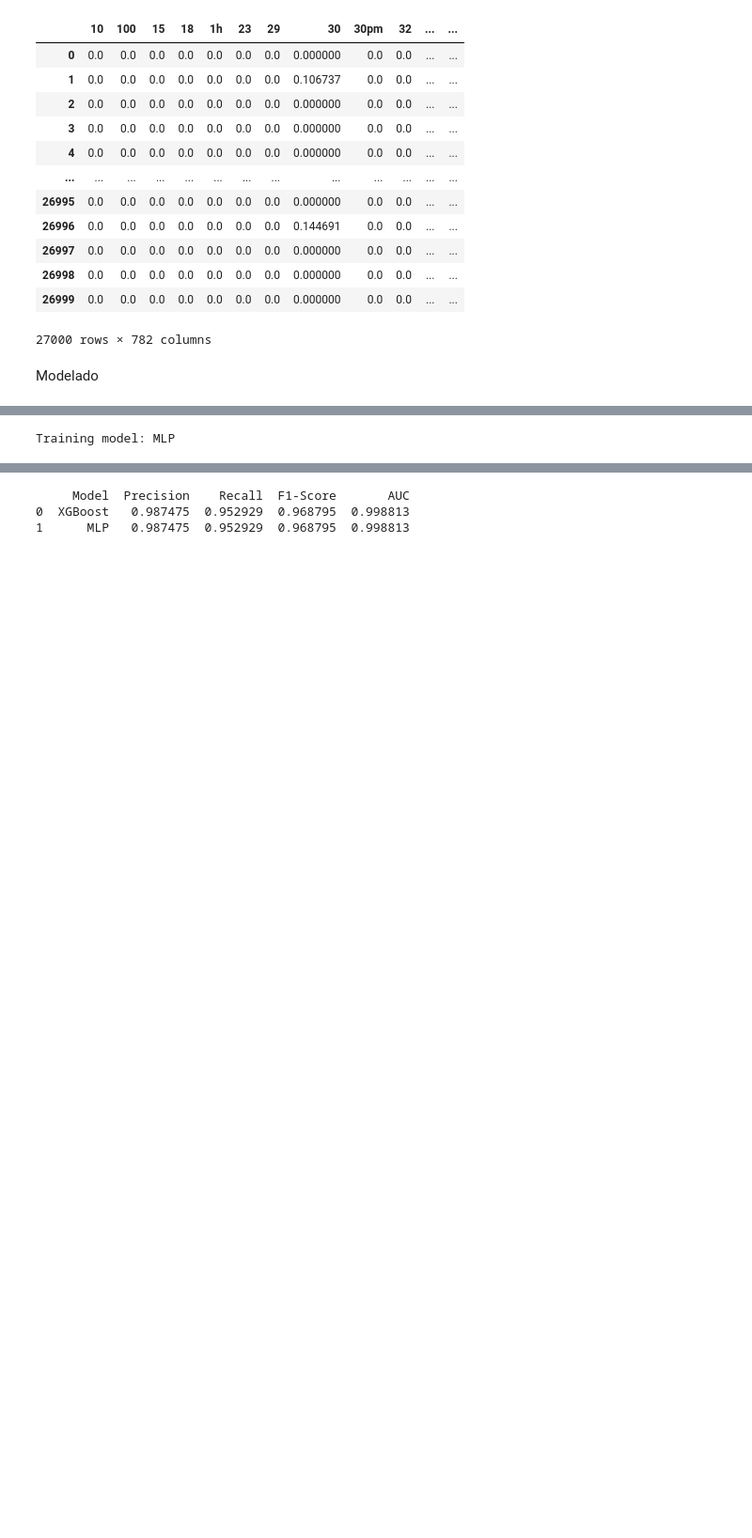
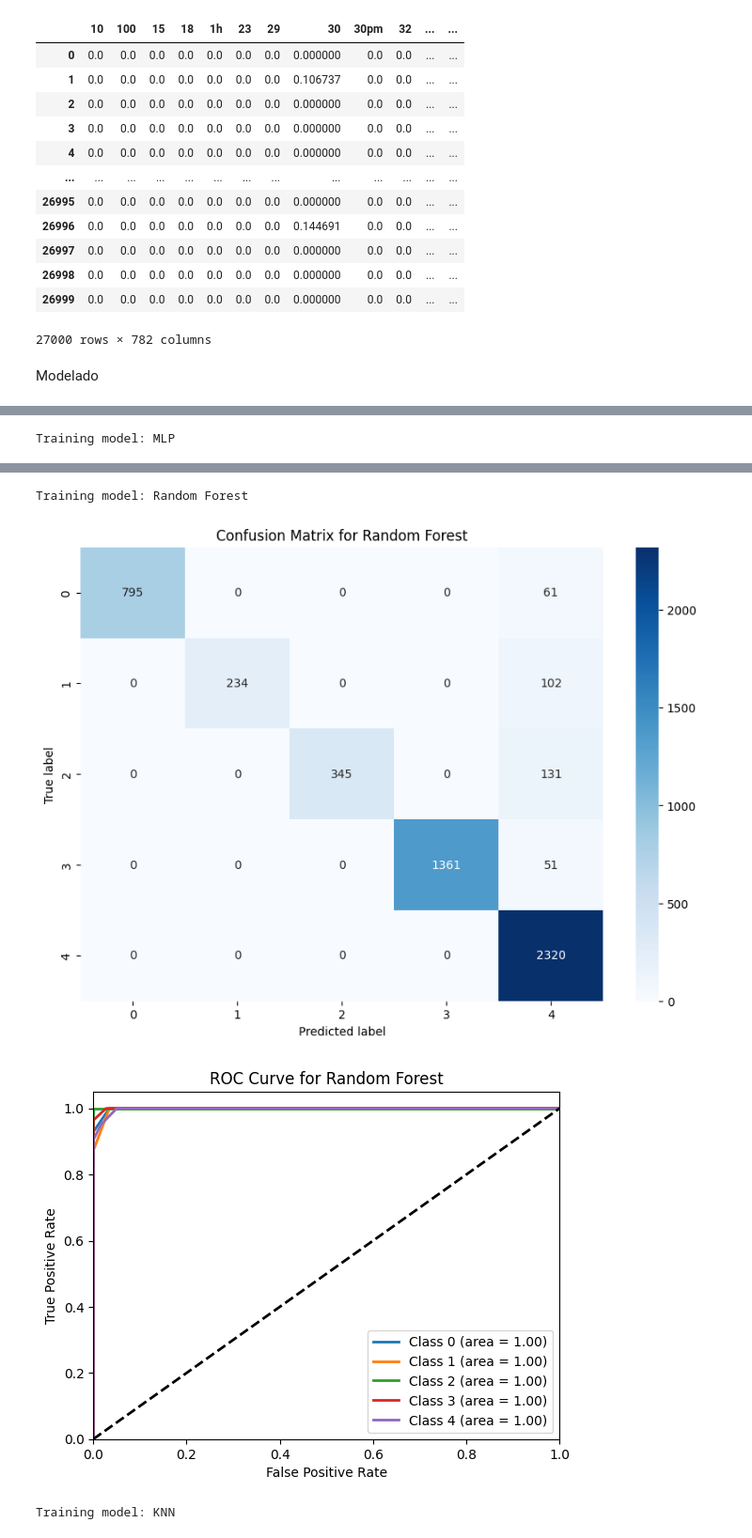
Before and after one commit to mpalvarezc/ProyectoVC, a Jupyter notebook: _sources/restaurantsreview.ipynb, the cells around one changed output, grey strips where cells are left out. Shown at 94% size. Drawn from its saved outputs; the diff is of its cells as text; code cells hidden in the pictures; blank space fills up the shorter version.

```diff
--- a/_sources/restaurantsreview.ipynb
+++ b/_sources/restaurantsreview.ipynb
@@ -508,7 +534,14 @@ print(results_df)
 # %%
-y_train_adjusted = y_train - 1
-y_test_adjusted = y_test - 1
+from sklearn.ensemble import RandomForestClassifier
+from sklearn.neighbors import KNeighborsClassifier
+import matplotlib.pyplot as plt
+import seaborn as sns
+from sklearn.metrics import precision_score, recall_score, f1_score, roc_auc_score, confusion_matrix, roc_curve, auc
+from sklearn.preprocessing import label_binarize
+import numpy as np
+import pandas as pd
 
+# Define the models with the exact best parameters from your results
 models = {
     "XGBoost": xgb.XGBClassifier(
         eval_metric='logloss',
@@ -523,6 +556,16 @@ models = {
         alpha=0.0001,
         hidden_layer_sizes=(10,),
         learning_rate_init=0.1
+    ),
+    "Random Forest": RandomForestClassifier(
+        n_estimators=200,
+        max_depth=20,
+        min_samples_split=2
+    ),
+    "KNN": KNeighborsClassifier(
+        algorithm='auto',
+        n_neighbors=7,
+        weights='distance'
     )
 }
 
@@ -554,38 +597,43 @@ for model_name, model in models.items():
     n_classes = y_test_bin.shape[1]
     fpr = dict()
     tpr = dict()
-    roc_auc = dict()
+    roc_auc_dict = dict()  # Usamos otro nombre para evitar conflictos con la función auc
     for i in range(n_classes):
         fpr[i], tpr[i], _ = roc_curve(y_test_bin[:, i], y_prob[:, i])
-        roc_auc[i] = auc(fpr[i], tpr[i])
-        plt.plot(fpr[i], tpr[i], lw=2, label=f'Class {i} (area = {roc_auc[i]:.2f})')
+        roc_auc_dict[i] = auc(fpr[i], tpr[i])  # Usamos el diccionario roc_auc_dict para almacenar el AUC
+        plt.plot(fpr[i], tpr[i], lw=2, label=f'Class {i} (area = {roc_auc_dict[i]:.2f})')
     plt.plot([0, 1], [0, 1], 'k--', lw=2)
     plt.xlim([0.0, 1.0])
     plt.ylim([0.0, 1.05])
     plt.xlabel('False Positive Rate')
     plt.ylabel('True Positive Rate')
     plt.title(f'ROC Curve for {model_name}')
     plt.legend(loc="lower right")
     plt.show()
 
+    # Calculate micro-average ROC curve and ROC area
+    fpr["micro"], tpr["micro"], _ = roc_curve(y_test_bin.ravel(), y_prob.ravel())
+    roc_auc_micro = auc(fpr["micro"], tpr["micro"])
+
     # Store results
     result = {
         "Model": model_name,
         "Precision": precision,
         "Recall": recall,
         "F1-Score": f1,
-        "AUC": auc_score
+        "AUC": roc_auc_micro  # Usamos el AUC micro-average para el DataFrame de resultados
     }
     results_df = pd.concat([results_df, pd.DataFrame([result])], ignore_index=True)
 
 print(results_df)
 # %% [output]
 Training model: XGBoost
 [figure]
 [figure]
 Training model: MLP
 [figure]
 [figure]
-     Model  Precision    Recall  F1-Score       AUC
-0  XGBoost   0.987475  0.952929  0.968795  0.998813
-1      MLP   0.987475  0.952929  0.968795  0.998813
+Training model: Random Forest
+[figure, added]
+[figure, added]
+Training model: KNN
```
Also changed, not shown: parts of 10 cells of this notebook, 8 other files.
